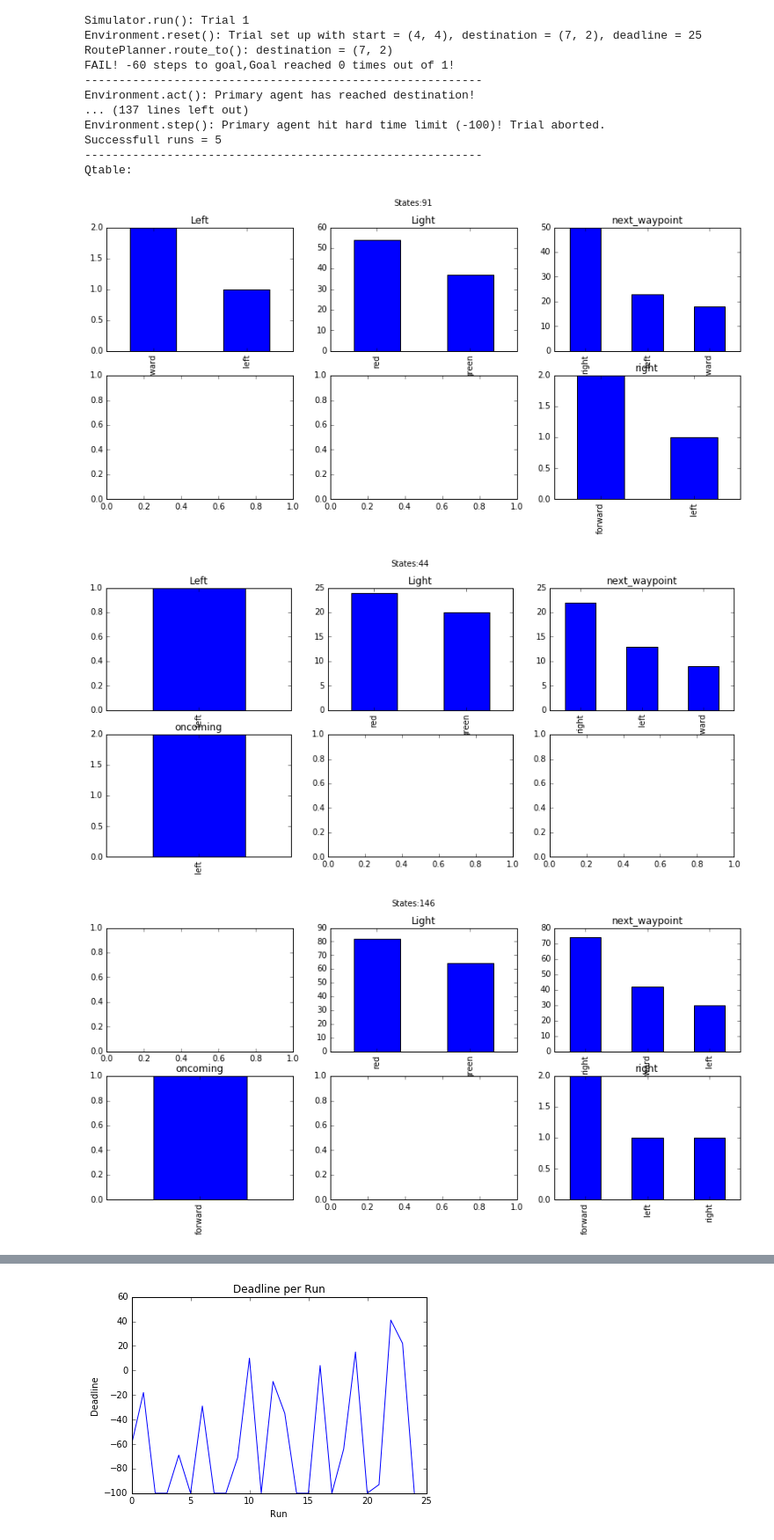
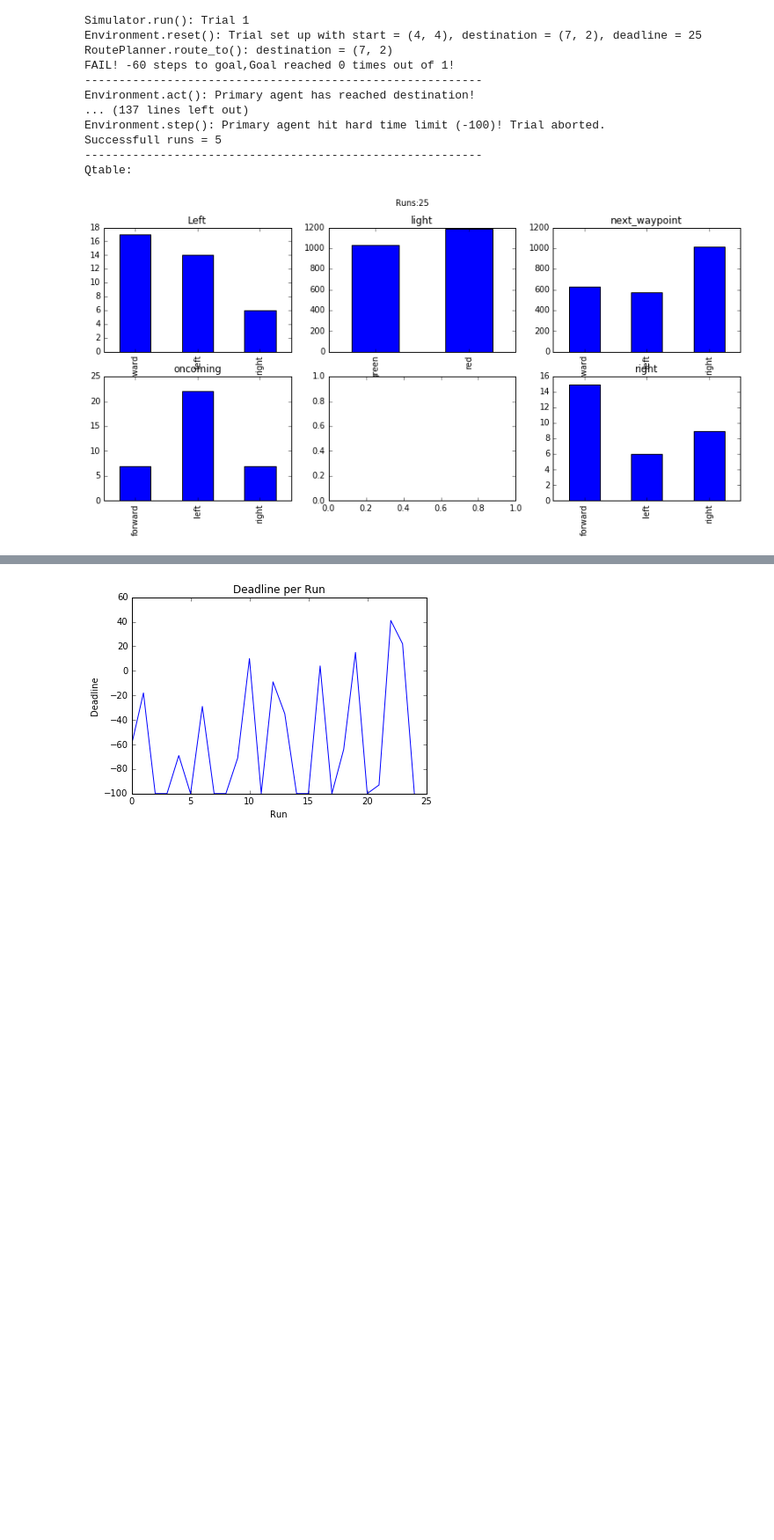
Before and after one commit to llathrop/smartcab, a Jupyter notebook: agent.ipynb, the cells around one changed output, grey strips where cells are left out. Shown at 88% size. Saved outputs shown, nothing was run; the diff lists cells and outputs as text; code cells hidden in the pictures; blank space fills up the shorter version.

Commit message:
fix:consolidate the features graph to one, and add to the basic Q learner

```diff
--- a/agent.ipynb
+++ b/agent.ipynb
@@ -253,30 +253,28 @@ Successfull runs = 5
 Qtable:
 # %%
 # display the feedback from the prior run
+def statsForRun(stateFeatures):
+    left=pd.Series()
+    light=pd.Series()
+    next_waypoint=pd.Series()
+    oncoming=pd.Series()
+    right=pd.Series()
+    for f in stateFeatures:
+        left= left.add(pd.value_counts(f.left.ravel()), fill_value=0)
+        light= light.add(pd.value_counts(f.light.ravel()), fill_value=0)
+        next_waypoint= next_waypoint.add(pd.value_counts(f.next_waypoint.ravel()), fill_value=0)
+        oncoming= oncoming.add(pd.value_counts(f.oncoming.ravel()), fill_value=0)
+        right= right.add(pd.value_counts(f.right.ravel()), fill_value=0)
 
-for f in stateFeatures:
     fig, axes = plt.subplots(nrows=2, ncols=3,figsize=(14,6))
-    fig.suptitle( "States:{}".format(len(f)))
-    try:
-        pd.value_counts(f.left.ravel()).plot(kind='bar', title="Left",ax=axes[0,0])
-    except:
-        pass
-    try:
-        pd.value_counts(f.light.ravel()).plot(kind='bar', title="Light",ax=axes[0,1])
-    except:
-        pass
-    pd.value_counts(f.next_waypoint.ravel()).plot(kind='bar', title="next_waypoint",ax=axes[0,2])
-    try:
-        pd.value_counts(f.oncoming.ravel()).plot(kind='bar', title="oncoming",ax=axes[1,0])
-    except:
-        pass
-    try:
-        pd.value_counts(f.right.ravel()).plot(kind='bar', title="right",ax=axes[1,2])
-    except:
-        pass
+    fig.suptitle( "Runs:{}".format(len(stateFeatures)))
 
+    left.plot(kind='bar', title="Left",ax=axes[0,0])
+    light.plot(kind='bar', title="light",ax=axes[0,1])
+    next_waypoint.plot(kind='bar', title="next_waypoint",ax=axes[0,2])
+    oncoming.plot(kind='bar', title="oncoming",ax=axes[1,0])
+    right.plot(kind='bar', title="right",ax=axes[1,2])
     fig.show()
+statsForRun(stateFeatures)
 # %% [output]
-[figure, old version]
+[figure, new version]
-[figure, removed]
-[figure, removed]
```
Also changed, not shown: parts of 2 cells of this notebook, 1 other file.
